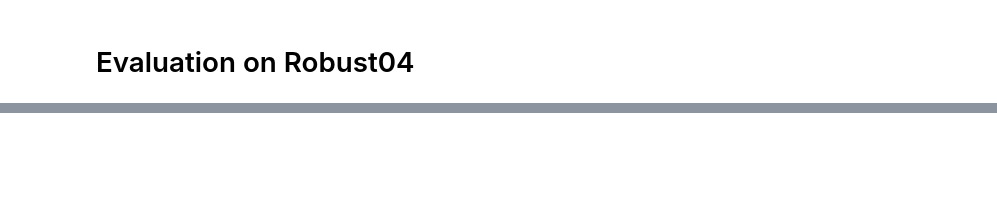
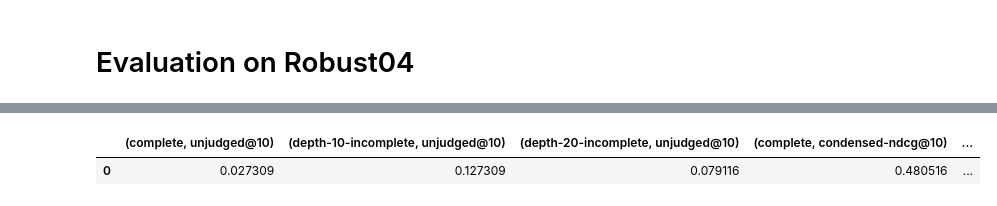
Before and after one commit to webis-de/ECIR-23, a Jupyter notebook: src/main/ipynb/evaluate-robust04.ipynb, the cells around one changed output, grey strips where cells are left out. Cells and saved outputs as stored; diff of their text form; code cells hidden in the pictures; blank space fills up the shorter version.

```diff
--- a/src/main/ipynb/evaluate-robust04.ipynb
+++ b/src/main/ipynb/evaluate-robust04.ipynb
@@ -77,0 +145,9 @@ dict(df.iloc[0])
+# %%
+
+
+d = process_df(df_tmp)
+# %%
+d
+# %% [output]
+|  | (complete, unjudged@10) | (depth-10-incomplete, unjudged@10) | (depth-20-incomplete, unjudged@10) | (complete, condensed-ndcg@10) | ... |
+| 0 | 0.027309 | 0.127309 | 0.079116 | 0.480516 | ... |
```
Also changed, not shown: parts of 5 cells of this notebook.
